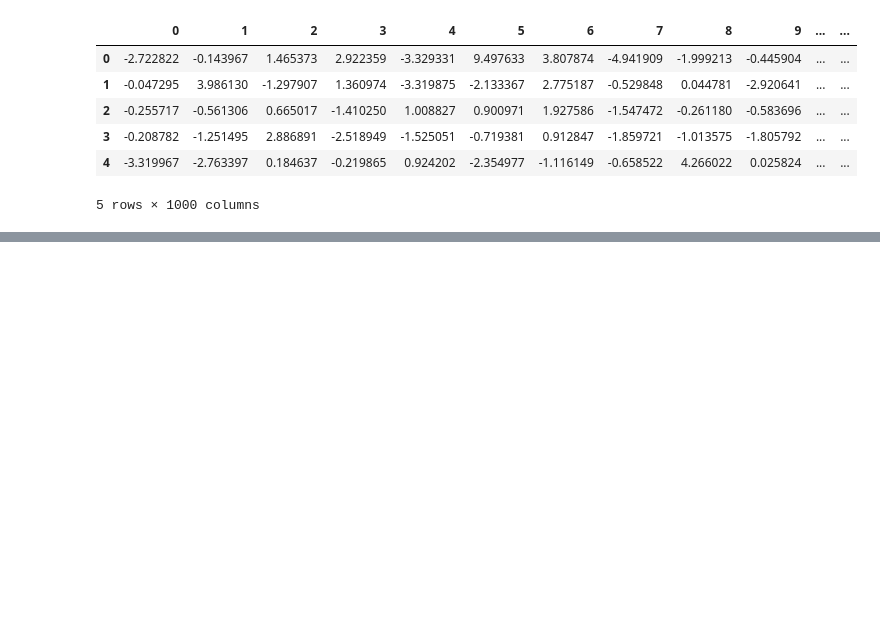
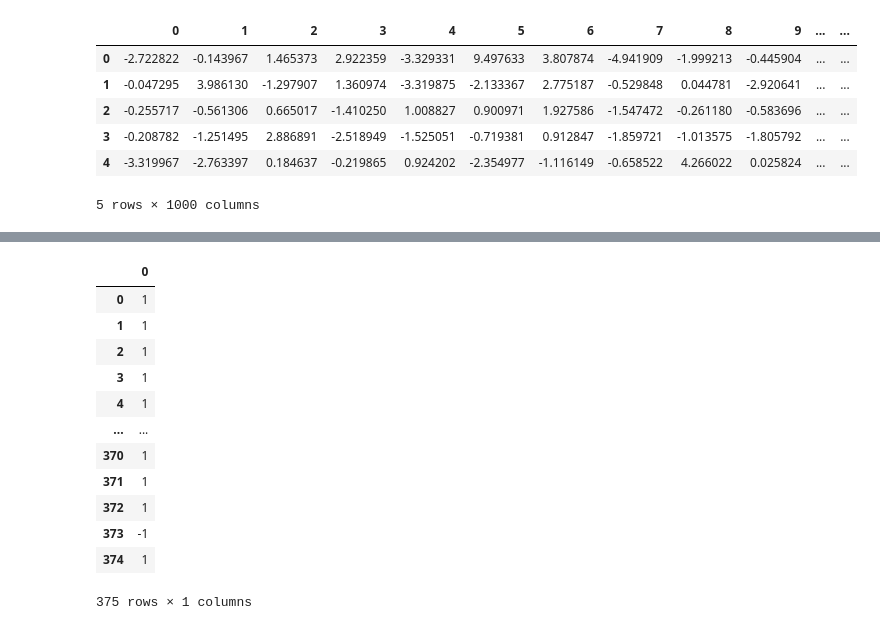
Before and after one commit to pavi-ninjaac/spam_or_ham_fsec, a Jupyter notebook: explore/step2_preprocessing.ipynb, the cells around one changed output, grey strips where cells are left out. Cells and saved outputs as stored; diff of their text form; code cells hidden in the pictures; blank space fills up the shorter version.

```diff
--- a/explore/preprocessing.ipynb
+++ b/explore/step2_preprocessing.ipynb
@@ -269,0 +296,17 @@ x_train_loaded.head()
+# %%
+x_train_loaded = pd.read_csv("/home/pavithra/projects/spam_or_ham_fsec/explore/data/y_test.csv", header=None)
+x_train_loaded
+# %% [output]
+|  | 0 |
+| 0 | 1 |
+| 1 | 1 |
+| 2 | 1 |
+| 3 | 1 |
+| 4 | 1 |
+| ... | ... |
+| 370 | 1 |
+| 371 | 1 |
+| 372 | 1 |
+| 373 | -1 |
+| 374 | 1 |
+375 rows × 1 columns
```
Also changed, not shown: parts of 4 cells of this notebook, 29 other files.
